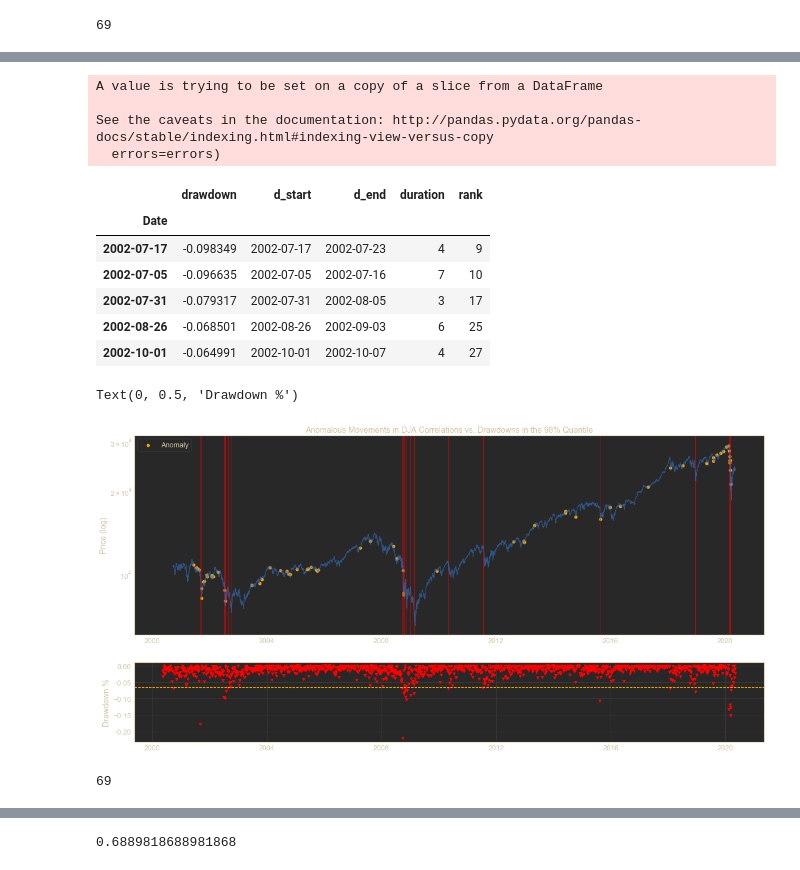
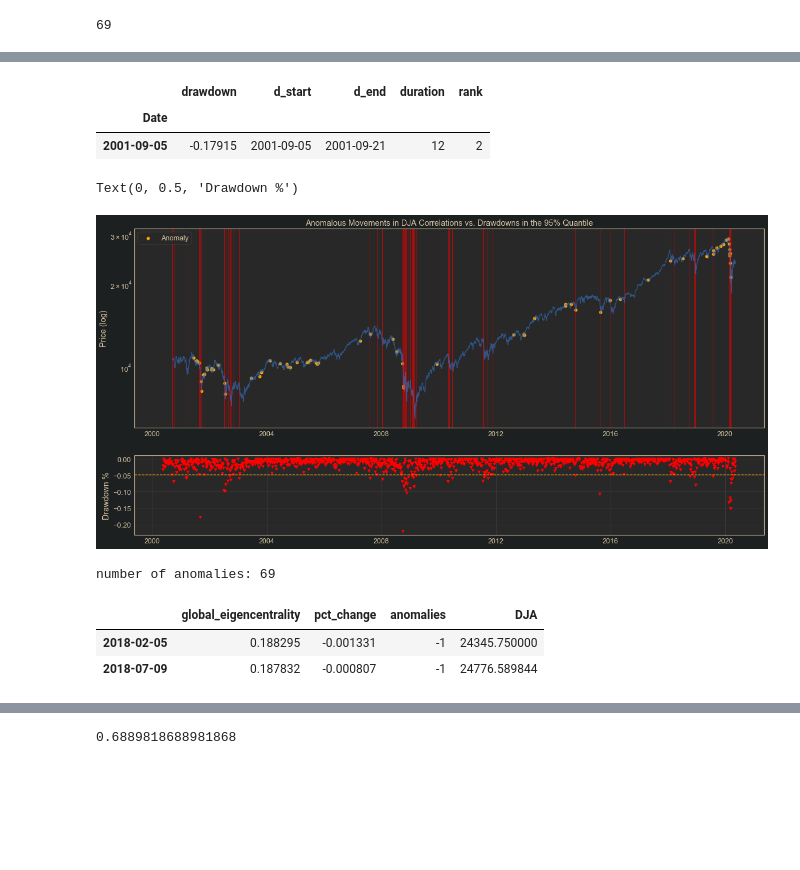
Before and after one commit to mayabenowitz/hedgepy, a Jupyter notebook: notebooks/1.1-dcor-centrality-svm.ipynb, the cells around one changed output, grey strips where cells are left out. Cells and saved outputs as stored; diff of their text form; code cells hidden in the pictures; blank space fills up the shorter version.

```diff
--- a/notebooks/1.1-dcor-centrality-svm.ipynb
+++ b/notebooks/1.1-dcor-centrality-svm.ipynb
@@ -101,6 +104,8 @@ df_dja_index.head()
 from hedgepy.centrality import global_degree_centrality, global_eigencentrality
 
 nx_ts_soft = build_network_time_series(dja_series, soft_threshold=True)
+# %%
+ns_ts_hard = build_network_time_series(dja_series, soft_threshold=False)
 # %%
 nx_ts_02 = build_network_time_series(dja_series, soft_threshold=False, corr_threshold=0.2)
 nx_ts_03 = build_network_time_series(dja_series, soft_threshold=False, corr_threshold=0.3)
@@ -118,2 +125,3 @@ df_dc = pd.concat(df_list, axis=1)
 # %%
-df_ec = global_eigencentrality(nx_ts_soft)
+df_ec = global_eigencentrality(ns_ts_hard)
+# df_ec = global_clustering(nx_ts_soft)
@@ -509,52 +516,49 @@ def get_dislocations(df_d, q):
     crashes = df_d[df_d['drawdown'] < df_d.quantile(q)[0]]
     return crashes
 
-dislocations = get_dislocations(df_d, q=0.98)
-dislocations.drop([pd.Timestamp('2000-10-04')], inplace=True)
+dislocations = get_dislocations(df_d, q=0.95)
+# dislocations.drop([pd.Timestamp('2000-10-04')], inplace=True)
-# %% [output]
-A value is trying to be set on a copy of a slice from a DataFrame
-
-See the caveats in the documentation: http://pandas.pydata.org/pandas-docs/stable/indexing.html#indexing-view-versus-copy
-  errors=errors)
 # %%
-dislocations['2002']
+dislocations['2001']
 # %% [output]
 |  | drawdown | d_start | d_end | duration | rank |
 | Date |  |  |  |  |  |
-| 2002-07-17 | -0.098349 | 2002-07-17 | 2002-07-23 | 4 | 9 |
-| 2002-07-05 | -0.096635 | 2002-07-05 | 2002-07-16 | 7 | 10 |
-| 2002-07-31 | -0.079317 | 2002-07-31 | 2002-08-05 | 3 | 17 |
-| 2002-08-26 | -0.068501 | 2002-08-26 | 2002-09-03 | 6 | 25 |
-| 2002-10-01 | -0.064991 | 2002-10-01 | 2002-10-07 | 4 | 27 |
+| 2001-09-05 | -0.17915 | 2001-09-05 | 2001-09-21 | 12 | 2 |
 # %%
 a = df_ec.loc[(df_ec['anomalies'] == -1)]
 rcParams['figure.figsize'] = 20,10
 
 gs = gridspec.GridSpec(2, 1, height_ratios=[2.5, 1])
 plt.subplot(gs[0])
 plt.plot(df_ec.index, df_ec['DJA'], alpha=0.6)
 [plt.axvspan(x1, x2, alpha=0.5, color='red') for x1, x2 in zip(dislocations['d_start'], dislocations['d_end'])]
 plt.plot(df_d['drawdown'], color='red', marker='v', linestyle='')
 
 plt.ylabel('Price (log)')
-plt.title('Anomalous Movements in DJA Correlations vs. Drawdowns in the 98% Quantile')
+plt.title('Anomalous Movements in DJA Correlations vs. Drawdowns in the 95% Quantile')
 
 plt.scatter(df_ec['DJA'][(df_ec['anomalies']==-1)].index, df_ec['DJA'][(df_ec['anomalies']==-1)], label='Anomaly', color='orange')
 plt.legend()
 plt.yscale('log')
 plt.grid(False)
 
 plt.subplot(gs[1])
 plt.plot(df_d['drawdown'], color='red', marker='v', linestyle='')
 plt.axhline(dislocations['drawdown'].tolist()[-1], color='orange', linestyle='dashed')
 plt.ylabel('Drawdown %')
 
-# plt.savefig('../experiments/resources/dja-anomalies-drawdowns-2000-2020', bbox_inches="tight")
+# plt.savefig('../experiments/resources/dja-anomalies-drawdowns-2000-2020-95', bbox_inches="tight")
 # %% [output]
 Text(0, 0.5, 'Drawdown %')
-[figure, old version]
+[figure, new version]
-# %%
-len(a)
-# %% [output]
-69
+# %%
+print('number of anomalies:', len(a))
+# %% [output]
+number of anomalies: 69
+# %%
+a['2018']
+# %% [output]
+|  | global_eigencentrality | pct_change | anomalies | DJA |
+| 2018-02-05 | 0.188295 | -0.001331 | -1 | 24345.750000 |
+| 2018-07-09 | 0.187832 | -0.000807 | -1 | 24776.589844 |
 # %%
```
Also changed, not shown: parts of 33 cells of this notebook, 5 other files.
